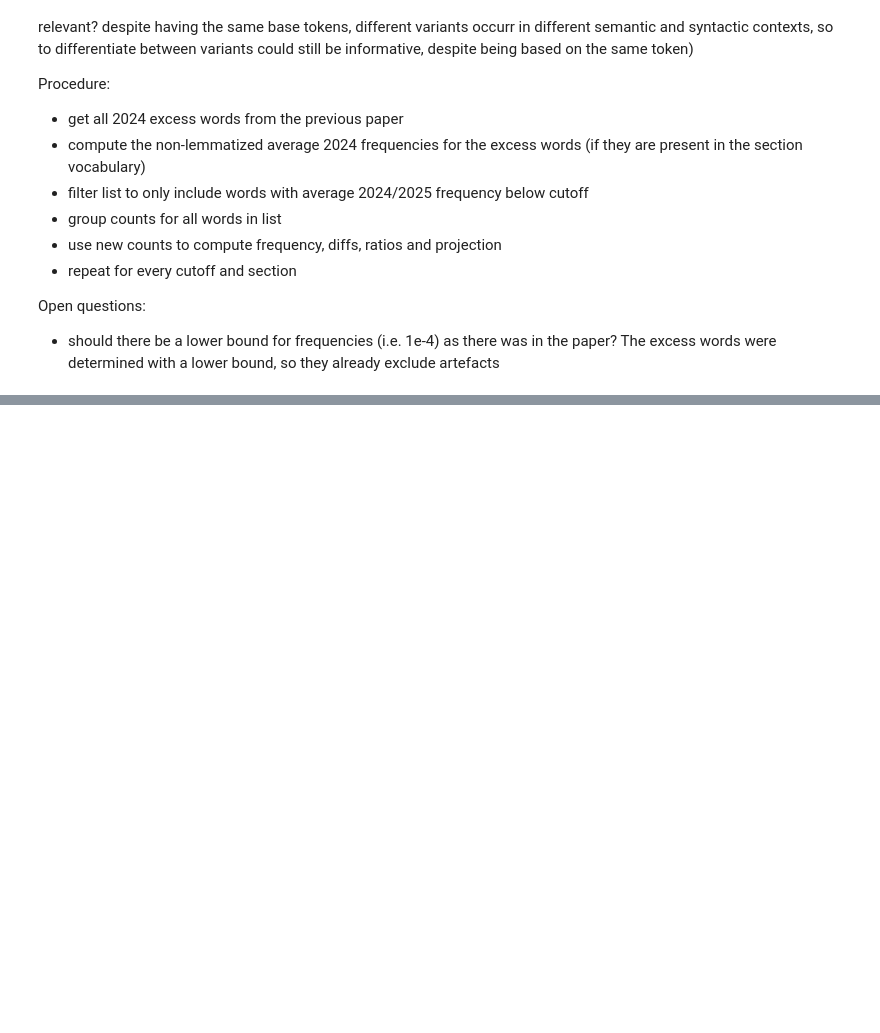
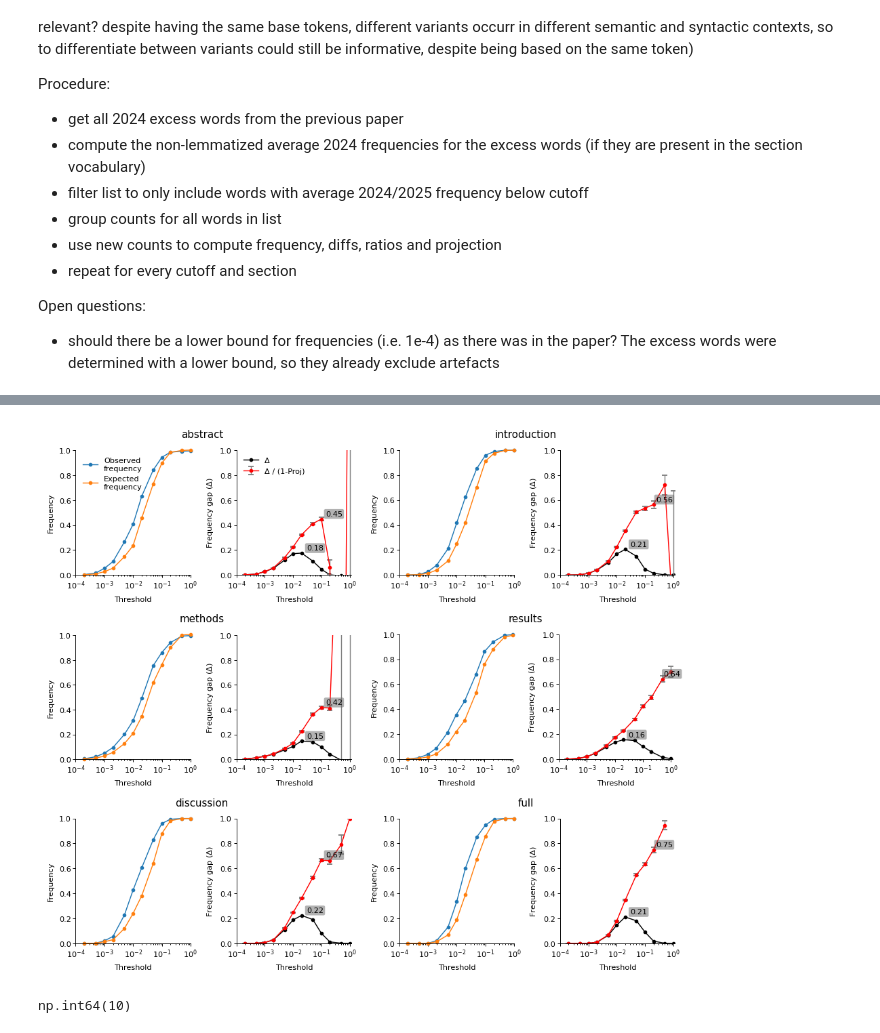
Before and after one commit to LenaHolzwarth/llms_in_academia, a Jupyter notebook: scripts/09iii_excess_words_cutoff_non-lemmatized.ipynb, the cells around one changed output, grey strips where cells are left out. Saved outputs shown, nothing was run; the diff lists cells and outputs as text; code cells hidden in the pictures; blank space fills up the shorter version.

```diff
--- a/scripts/09iii_excess_words_cutoff_non-lemmatized.ipynb
+++ b/scripts/09iii_excess_words_cutoff_non-lemmatized.ipynb
@@ -53,12 +53,12 @@ Open questions:
 paper? The excess words were determined with a lower bound, so they already
 exclude artefacts
 # %%
-VERSION = "research-article_aimrd_f_crop255"
+VERSION = "research-article_aimrd_f_run2"
 RESULTS_PATH = "../data/results/baseline_2025-06-26/" + VERSION
 secs = next(os.walk(RESULTS_PATH))[1]
 # values are either "" or a section name, if not "", only use frequs of the given
 # section to compute excess word lists to be used for all sections
-vocab_version = "full"
+vocab_version = ""
 # %%
 years = np.arange(2000, 2026)
 months = np.arange(1, 13)
@@ -124,3 +150,22 @@ for sec in secs:
+# %%
+# standard error for binomial dist and subsequent fraction
+def se(p: float, q: float, n: int):
+    if p >= 1.0:
+        p = 0.9999999999999999
+    if q == 1.0:
+        q = 0.9999999999999999
+    var = (p * (1 - p) * (q - 1) ** 2) / ((1 - p) ** 4 * n) + (q * (1 - q)) / (
+        (1 - p) ** 2 * n
+    )
+    if var <= 0:
+        print(f"p: {p}, q: {q}, n: {n}")
+    return math.sqrt(var)
+# %%
+for sec in secs:
+    p = freqs_dfs[sec]["projection"]
+    q = freqs_dfs[sec]["frequency"]
+    n = [totals] * len(p)
+    freqs_dfs[sec]["se"] = list(map(se, p, q, n))
 # %%
 # filter out cutoffs with too high base frequency
 freqs_dfs_filtered = {}
@@ -230,7 +319,16 @@ for subfig, sec in zip(subfigs.flat, sections):
 
     # usage estimate plot
     axs[1].plot(f["cutoff"], f["diff"], "k.-", label="Δ")
-    axs[1].plot(f_filt["cutoff"], f_filt["usage estimate"], "r.-", label="Δ / (1-Proj)")
+    # axs[1].plot(f_filt["cutoff"], f_filt["usage estimate"], "r.-", label="Δ / (1-Proj)")
+    axs[1].errorbar(
+        f["cutoff"],
+        f["usage estimate"],
+        yerr=list(map(lambda x: x * 2, f["se"])),  # ±2 standard errors
+        fmt="r.-",
+        ecolor="grey",
+        capsize=2,
+        label="Δ / (1-Proj)",
+    )
 
     i = int(np.argmax(f_filt["usage estimate"]))
     axs[1].text(
@@ -238,35 +336,39 @@ for subfig, sec in zip(subfigs.flat, sections):
         list(f_filt["usage estimate"])[i] + 0.04,
         f"{list(f["usage estimate"])[i]:.2f}",
         va="center",
         bbox=dict(
             edgecolor="none", facecolor="#666666", alpha=0.5, boxstyle="round,pad=.2"
         ),
     )
     i = int(np.argmax(f["diff"]))
     axs[1].text(
         list(f["cutoff"])[i] + 0.01,
         list(f["diff"])[i] + 0.04,
         f"{list(f["diff"])[i]:.2f}",
         va="center",
         bbox=dict(
             edgecolor="none", facecolor="#666666", alpha=0.5, boxstyle="round,pad=.2"
         ),
     )
     axs[1].set_xscale("log")
     axs[1].set_xlim([1e-4, 1.15])
-    axs[1].set_ylim([0, 0.8])
+    axs[1].set_ylim([0, 1])
     axs[1].set_ylabel(r"Frequency gap ($\Delta$)")
     axs[1].set_xlabel("Threshold")
     if sec == "abstract":
         axs[1].legend()
 
 plt.savefig(
     os.path.join(
         "../results/plots", VERSION, f"lower_bound_non_lemmatized_{vocab_version}.png"
     ),
     dpi=300,
 )
+# %% [output]
+[figure, added]
 # %%
 np.argmax(f["usage estimate"])
+# %% [output]
+np.int64(10)
 # %%
 f["usage estimate"]
```
Also changed, not shown: parts of 10 cells of this notebook, 3 other files.
